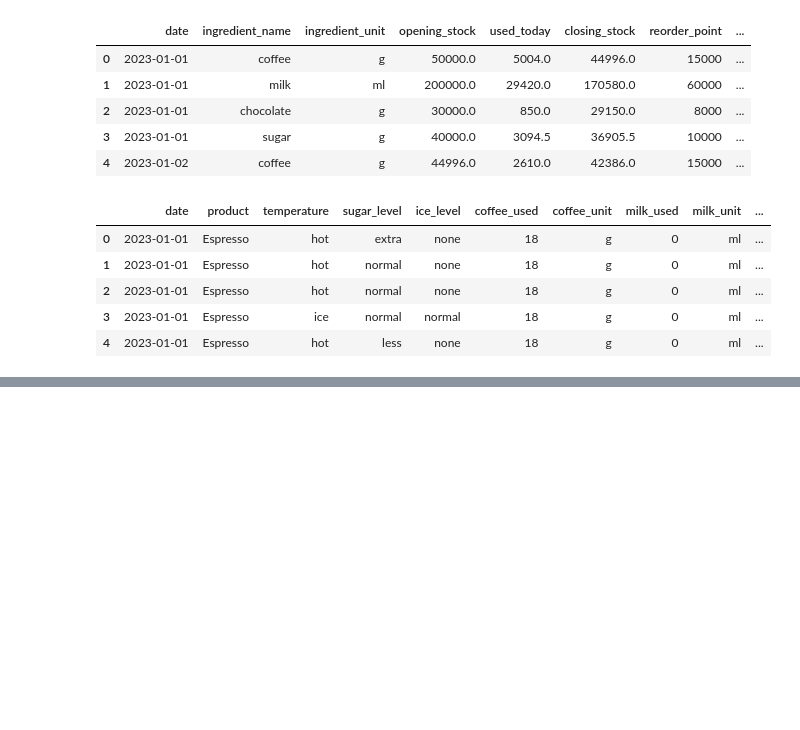
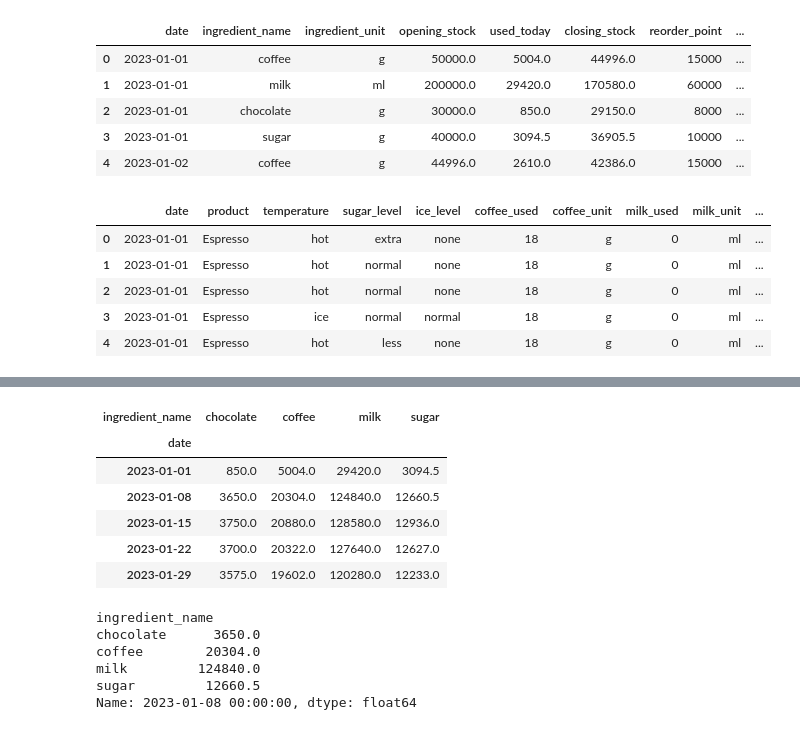
Before and after one commit to AlphaByte-RedTeam/forecasting-inventory-alert-system, a Jupyter notebook: src/main.ipynb, the cells around one changed output, grey strips where cells are left out. Saved outputs shown, nothing was run; the diff lists cells and outputs as text; code cells hidden in the pictures; blank space fills up the shorter version.

```diff
--- a/src/main.ipynb
+++ b/src/main.ipynb
@@ -39,0 +204,21 @@ df_sales.head()
+# %%
+# weekly ingredient consumption
+weekly_consumption = daily_consumption.resample('W-SUN').sum()
+weekly_consumption.head()
+# %% [output]
+| ingredient_name | chocolate | coffee | milk | sugar |
+| date |  |  |  |  |
+| 2023-01-01 | 850.0 | 5004.0 | 29420.0 | 3094.5 |
+| 2023-01-08 | 3650.0 | 20304.0 | 124840.0 | 12660.5 |
+| 2023-01-15 | 3750.0 | 20880.0 | 128580.0 | 12936.0 |
+| 2023-01-22 | 3700.0 | 20322.0 | 127640.0 | 12627.0 |
+| 2023-01-29 | 3575.0 | 19602.0 | 120280.0 | 12233.0 |
+# %%
+weekly_consumption.loc["2023-01-08"]
+# %% [output]
+ingredient_name
+chocolate      3650.0
+coffee        20304.0
+milk         124840.0
+sugar         12660.5
+Name: 2023-01-08 00:00:00, dtype: float64
```
Also changed, not shown: parts of 13 cells of this notebook.
